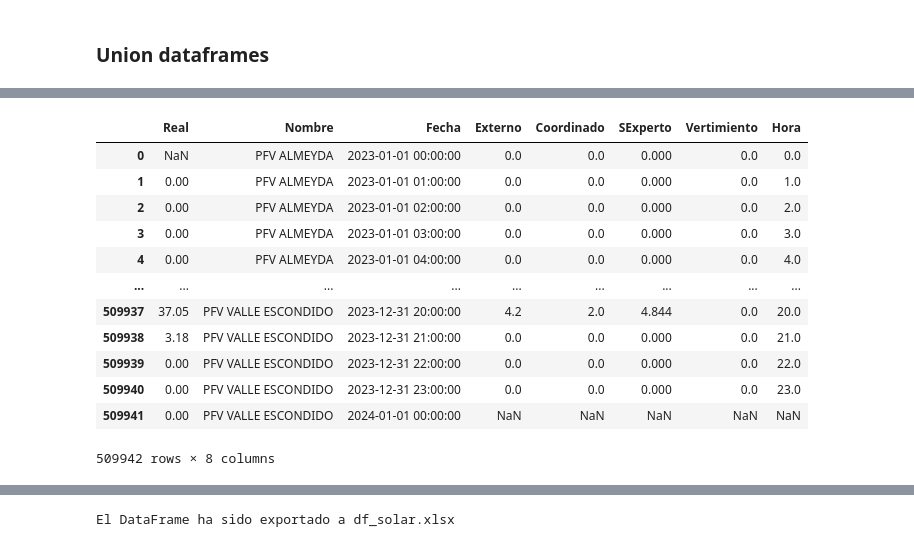
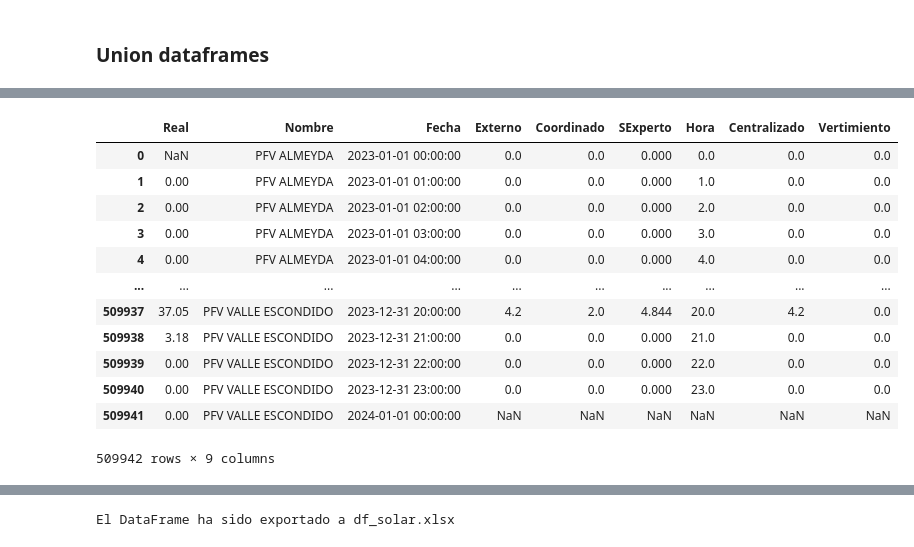
Before and after one commit to Ismael-Rods/Memoria, a Jupyter notebook: Recopilacion_datos.ipynb, the cells around one changed output, grey strips where cells are left out. Cells and saved outputs as stored; diff of their text form; code cells hidden in the pictures.

```diff
--- a/Recopilacion_datos.ipynb
+++ b/Recopilacion_datos.ipynb
@@ -681,0 +751,3 @@ Name: SExperto, dtype: float64
+# %%
+data.rename(columns={'Valor':'Centralizado'}, inplace=True)
+Centralizado= data
@@ -845,24 +968,29 @@ NameError: name 'df_cruzado' is not defined
 # %%
-df_cruzado = pd.merge(real, externo,  on=['Nombre', 'Fecha'], how='outer')
-df_cruzado = pd.merge(df_cruzado, coordinado,  on=['Nombre', 'Fecha'], how='outer')
-df_cruzado = pd.merge(df_cruzado, SExperto,  on=['Nombre', 'Fecha'], how='outer')
-df_cruzado = pd.merge(df_cruzado, Vertimiento,  on=['Nombre', 'Fecha'], how='outer')
-df_cruzado.drop(['Hora_x','Hora_y'],axis=1, inplace=True)
+df_cruzado = pd.merge(real, externo, on=['Nombre', 'Fecha'], how='outer')
+df_cruzado = pd.merge(df_cruzado, coordinado, on=['Nombre', 'Fecha'], how='outer')
+df_cruzado = pd.merge(df_cruzado, SExperto, on=['Nombre', 'Fecha'], how='outer', suffixes=('', '_SE'))
+
+df_cruzado = pd.merge(df_cruzado, Centralizado, on=['Nombre', 'Fecha'], how='outer', suffixes=('', '_C'))
+df_cruzado = pd.merge(df_cruzado, Vertimiento, on=['Nombre', 'Fecha'], how='outer', suffixes=('', '_V'))
+
+# Eliminar columnas Hora_x y Hora_y si ya no son necesarias
+# Asumiendo que 'Hora_x' y 'Hora_y' ya no son relevantes después de las operaciones de merge
+df_cruzado.drop(columns=[col for col in df_cruzado.columns if col.startswith('Hora_')], inplace=True)
 df_cruzado
 # %% [output]
-|  | Real | Nombre | Fecha | Externo | Coordinado | SExperto | Vertimiento | Hora |
-| 0 | NaN | PFV ALMEYDA | 2023-01-01 00:00:00 | 0.0 | 0.0 | 0.000 | 0.0 | 0.0 |
-| 1 | 0.00 | PFV ALMEYDA | 2023-01-01 01:00:00 | 0.0 | 0.0 | 0.000 | 0.0 | 1.0 |
-| 2 | 0.00 | PFV ALMEYDA | 2023-01-01 02:00:00 | 0.0 | 0.0 | 0.000 | 0.0 | 2.0 |
-| 3 | 0.00 | PFV ALMEYDA | 2023-01-01 03:00:00 | 0.0 | 0.0 | 0.000 | 0.0 | 3.0 |
-| 4 | 0.00 | PFV ALMEYDA | 2023-01-01 04:00:00 | 0.0 | 0.0 | 0.000 | 0.0 | 4.0 |
-| ... | ... | ... | ... | ... | ... | ... | ... | ... |
-| 509937 | 37.05 | PFV VALLE ESCONDIDO | 2023-12-31 20:00:00 | 4.2 | 2.0 | 4.844 | 0.0 | 20.0 |
-| 509938 | 3.18 | PFV VALLE ESCONDIDO | 2023-12-31 21:00:00 | 0.0 | 0.0 | 0.000 | 0.0 | 21.0 |
-| 509939 | 0.00 | PFV VALLE ESCONDIDO | 2023-12-31 22:00:00 | 0.0 | 0.0 | 0.000 | 0.0 | 22.0 |
-| 509940 | 0.00 | PFV VALLE ESCONDIDO | 2023-12-31 23:00:00 | 0.0 | 0.0 | 0.000 | 0.0 | 23.0 |
-| 509941 | 0.00 | PFV VALLE ESCONDIDO | 2024-01-01 00:00:00 | NaN | NaN | NaN | NaN | NaN |
+|  | Real | Nombre | Fecha | Externo | Coordinado | SExperto | Hora | Centralizado | Vertimiento |
+| 0 | NaN | PFV ALMEYDA | 2023-01-01 00:00:00 | 0.0 | 0.0 | 0.000 | 0.0 | 0.0 | 0.0 |
+| 1 | 0.00 | PFV ALMEYDA | 2023-01-01 01:00:00 | 0.0 | 0.0 | 0.000 | 1.0 | 0.0 | 0.0 |
+| 2 | 0.00 | PFV ALMEYDA | 2023-01-01 02:00:00 | 0.0 | 0.0 | 0.000 | 2.0 | 0.0 | 0.0 |
+| 3 | 0.00 | PFV ALMEYDA | 2023-01-01 03:00:00 | 0.0 | 0.0 | 0.000 | 3.0 | 0.0 | 0.0 |
+| 4 | 0.00 | PFV ALMEYDA | 2023-01-01 04:00:00 | 0.0 | 0.0 | 0.000 | 4.0 | 0.0 | 0.0 |
+| ... | ... | ... | ... | ... | ... | ... | ... | ... | ... |
+| 509937 | 37.05 | PFV VALLE ESCONDIDO | 2023-12-31 20:00:00 | 4.2 | 2.0 | 4.844 | 20.0 | 4.2 | 0.0 |
+| 509938 | 3.18 | PFV VALLE ESCONDIDO | 2023-12-31 21:00:00 | 0.0 | 0.0 | 0.000 | 21.0 | 0.0 | 0.0 |
+| 509939 | 0.00 | PFV VALLE ESCONDIDO | 2023-12-31 22:00:00 | 0.0 | 0.0 | 0.000 | 22.0 | 0.0 | 0.0 |
+| 509940 | 0.00 | PFV VALLE ESCONDIDO | 2023-12-31 23:00:00 | 0.0 | 0.0 | 0.000 | 23.0 | 0.0 | 0.0 |
+| 509941 | 0.00 | PFV VALLE ESCONDIDO | 2024-01-01 00:00:00 | NaN | NaN | NaN | NaN | NaN | NaN |
-509942 rows × 8 columns
+509942 rows × 9 columns
 # %%
 df = df_cruzado
 Pronosticos = df_cruzado
```
Also changed, not shown: parts of 23 cells of this notebook, 15 other files.
